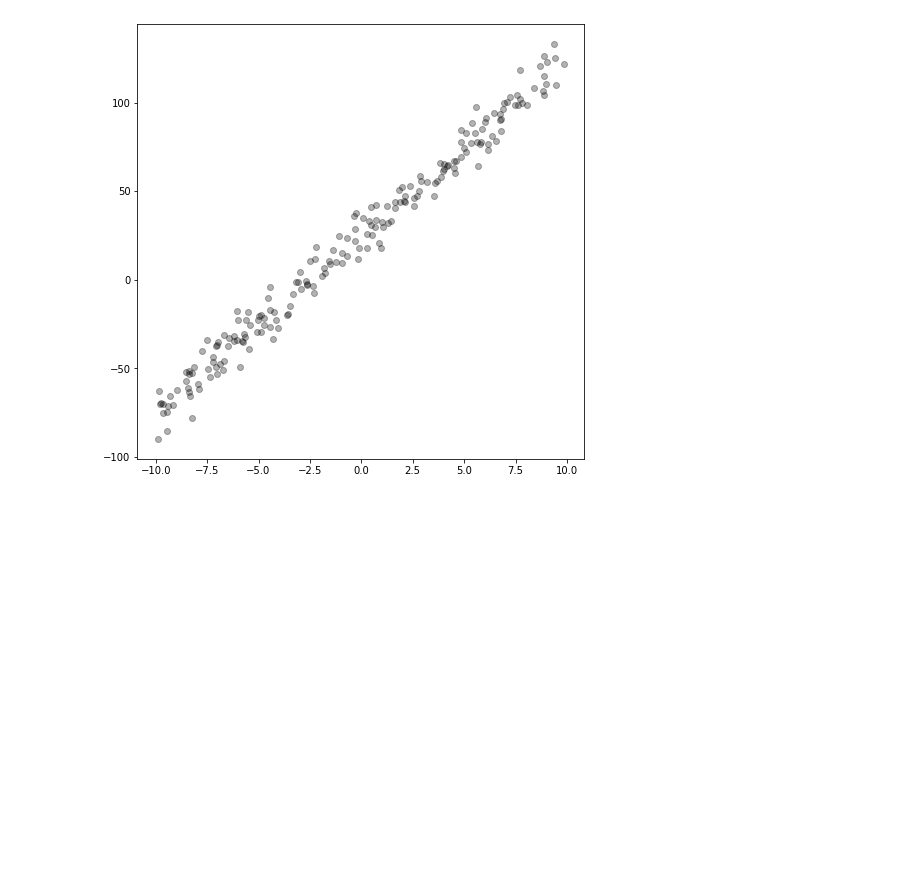
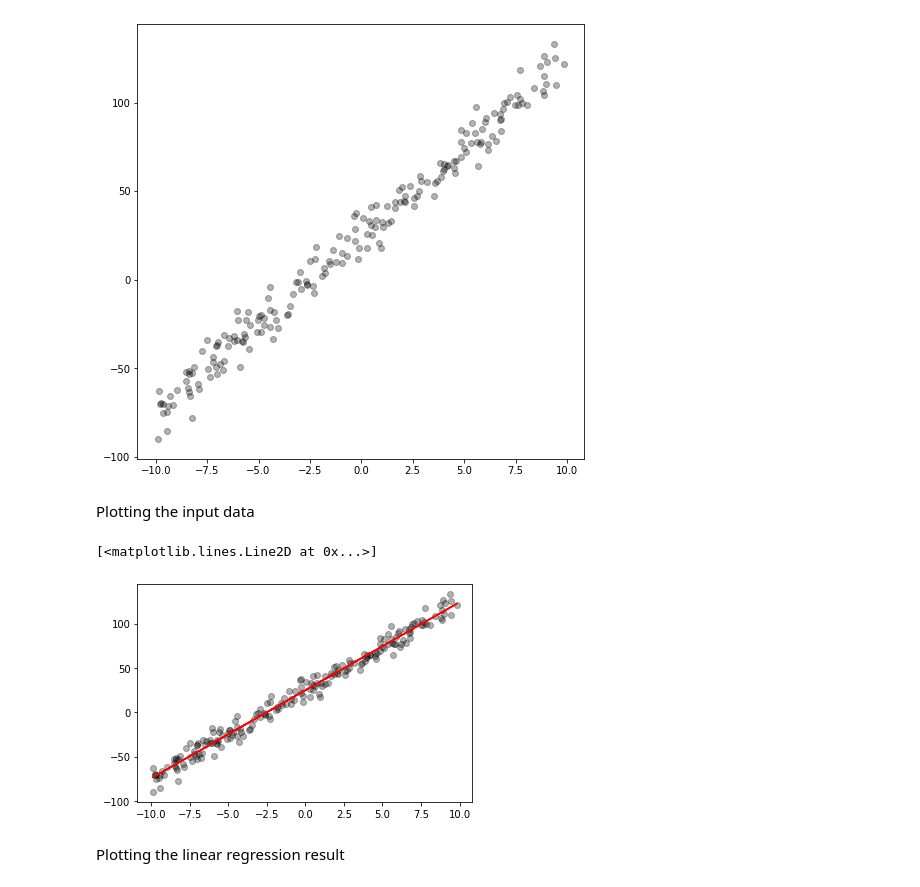
Before and after one commit to youn-gs/test, a Jupyter notebook: machine_learning.ipynb, the cells around one changed output. Saved outputs shown, nothing was run; the diff lists cells and outputs as text; code cells hidden in the pictures; blank space fills up the shorter version.

Commit message:
Plotting the linear regression result

```diff
--- a/machine_learning.ipynb
+++ b/machine_learning.ipynb
@@ -114,3 +114,26 @@ plt.scatter(x_data, y_data, alpha=0.3, c = 'k')
 plt.show()
 # %% [output]
 [figure]
+# %% [markdown]
+Plotting the input data
+# %%
+x_set = []
+y_set = []
+
+for i in x_data:
+  x_set.append([i])
+
+for i in y_data:
+  y_set.append([i])
+# %%
+from sklearn.linear_model import LinearRegression
+model = LinearRegression()
+model.fit(X=x_set, y=y_set)
+
+plt.scatter(x_data, y_data, alpha=0.3, c = 'k')
+plt.plot(x_set, model.predict(x_set), c = 'r')
+# %% [output]
+[<matplotlib.lines.Line2D at 0x...>]
+[figure, added]
+# %% [markdown]
+Plotting the linear regression result
```
Also changed, not shown: parts of 1 cell of this notebook.
